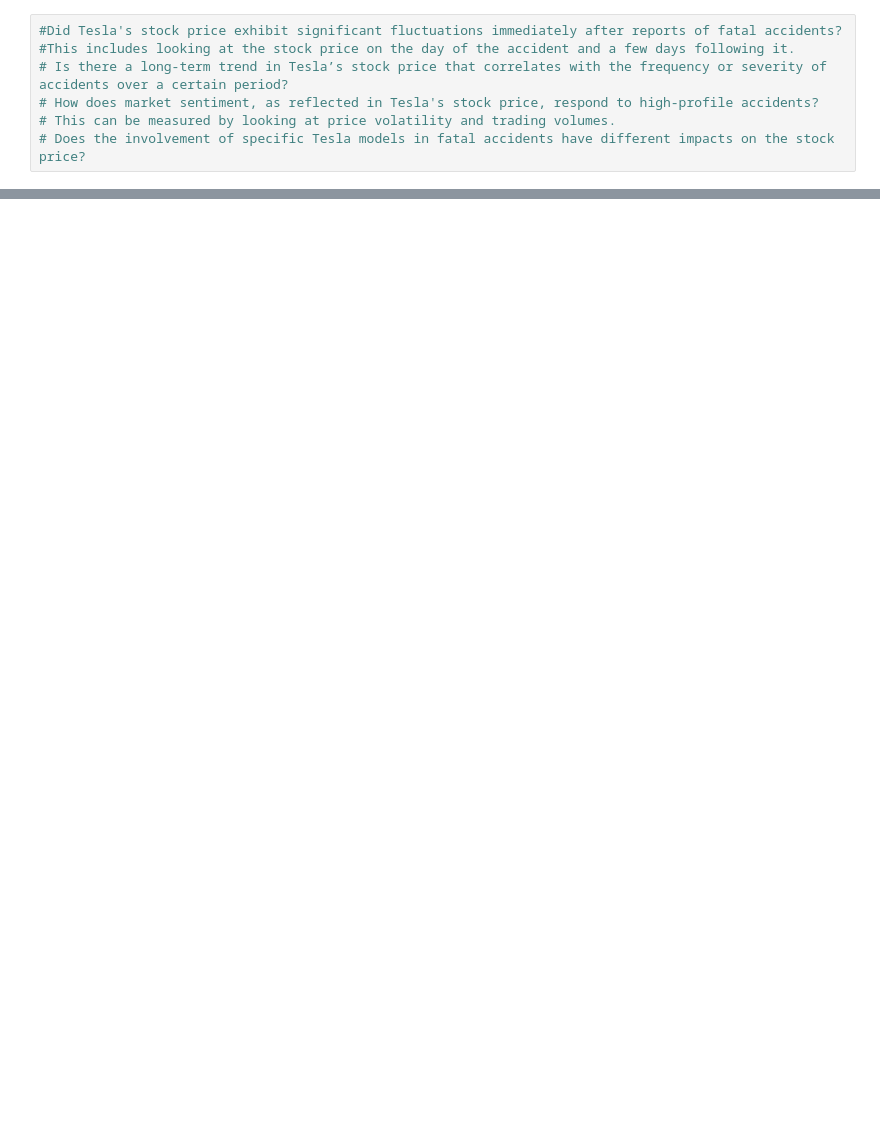
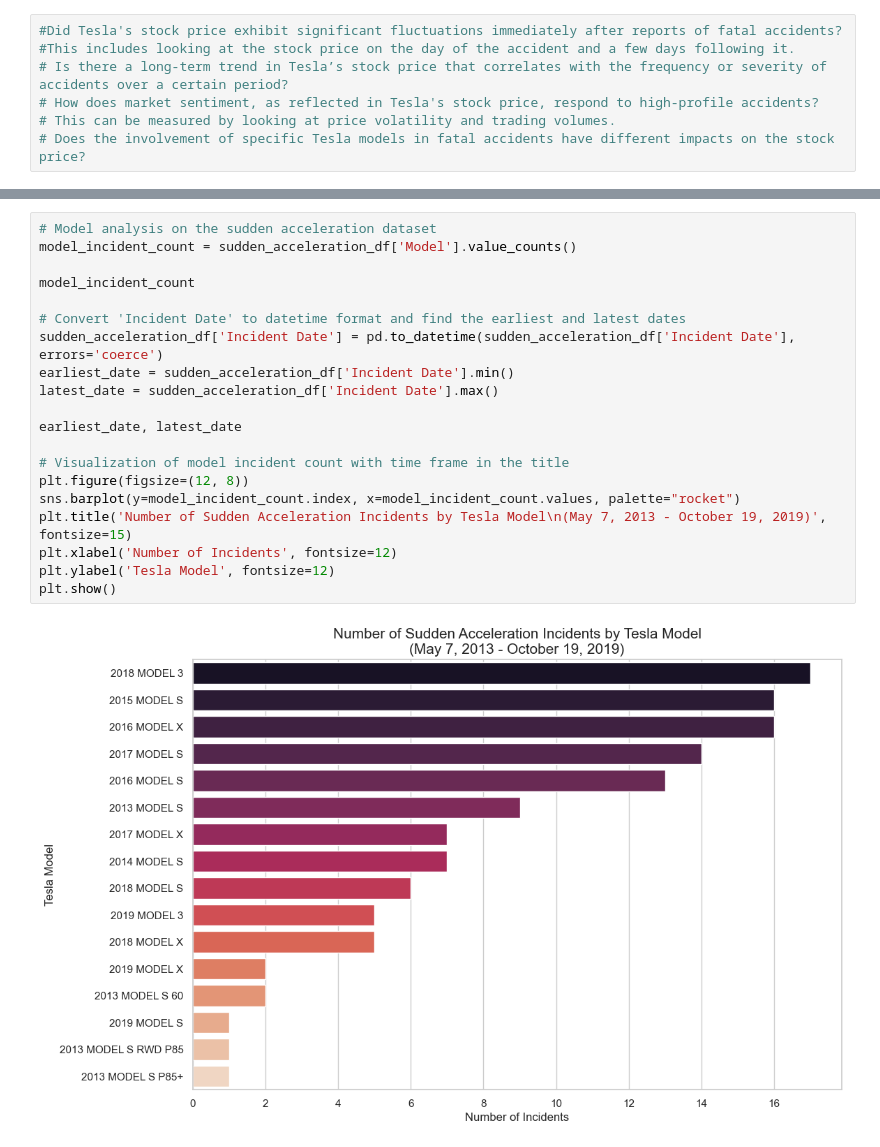
Before and after one commit to zyuexi2/EcommercepRroject, a Jupyter notebook: Semester Project.ipynb, the cells around one changed output, grey strips where cells are left out. Cells and saved outputs as stored; diff of their text form; blank space fills up the shorter version.

```diff
--- a/Semester Project.ipynb
+++ b/Semester Project.ipynb
@@ -135,0 +72,22 @@ plt.show()
+# %%
+# Model analysis on the sudden acceleration dataset
+model_incident_count = sudden_acceleration_df['Model'].value_counts()
+
+model_incident_count
+
+# Convert 'Incident Date' to datetime format and find the earliest and latest dates
+sudden_acceleration_df['Incident Date'] = pd.to_datetime(sudden_acceleration_df['Incident Date'], errors='coerce')
+earliest_date = sudden_acceleration_df['Incident Date'].min()
+latest_date = sudden_acceleration_df['Incident Date'].max()
+
+earliest_date, latest_date
+
+# Visualization of model incident count with time frame in the title
+plt.figure(figsize=(12, 8))
+sns.barplot(y=model_incident_count.index, x=model_incident_count.values, palette="rocket")
+plt.title('Number of Sudden Acceleration Incidents by Tesla Model\n(May 7, 2013 - October 19, 2019)', fontsize=15)
+plt.xlabel('Number of Incidents', fontsize=12)
+plt.ylabel('Tesla Model', fontsize=12)
+plt.show()
+# %% [output]
+[figure, added]
```
Also changed, not shown: parts of 13 cells of this notebook, 3 other files.
